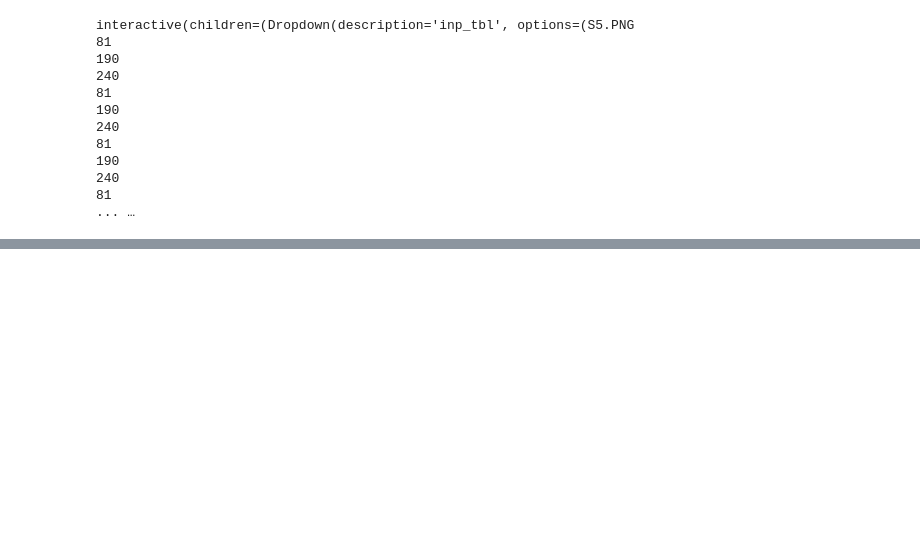
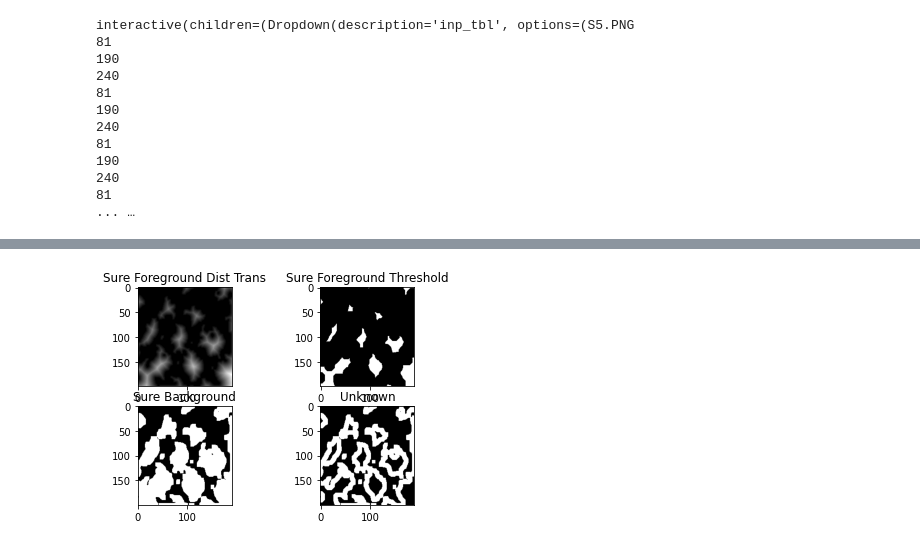
Before and after one commit to tanyasarkinjain/Anoles-group, a Jupyter notebook: Histogram-Generator.ipynb, the cells around one changed output, grey strips where cells are left out. Drawn from its saved outputs; the diff is of its cells as text; code cells hidden in the pictures; blank space fills up the shorter version.

```diff
--- a/Histogram-Generator.ipynb
+++ b/Histogram-Generator.ipynb
@@ -102,0 +117,28 @@ for tbl in lst:
+# %%
+kernel = np.ones((3,3),np.uint8)
+opening = cv2.morphologyEx(thresh,cv2.MORPH_OPEN,kernel, iterations = 2)
+
+# sure background area
+sure_bg = cv2.dilate(opening,kernel,iterations=1)
+
+# Finding sure foreground area: What does cv2.DIST do?
+dist_transform = cv2.distanceTransform(opening,cv2.DIST_L2,5)
+
+ret, sure_fg = cv2.threshold(dist_transform,0.3*dist_transform.max(),255,0)
+#adjust second parameter for different results (original tutorial had 0.7)
+
+# Finding unknown region
+sure_fg = np.uint8(sure_fg)
+unknown = cv2.subtract(sure_bg,sure_fg)
+
+plt.subplot(2, 2, 1), plt.imshow(dist_transform, 'gray')
+plt.title('Sure Foreground Dist Trans')
+plt.subplot(2, 2, 2), plt.imshow(sure_fg, 'gray')
+plt.title('Sure Foreground Threshold')
+plt.subplot(2, 2, 3), plt.imshow(sure_bg, 'gray')
+plt.title('Sure Background')
+plt.subplot(2, 2, 4), plt.imshow(unknown, 'gray')
+plt.title('Unknown')
+plt.show()
+# %% [output]
+[figure, added]
```
Also changed, not shown: parts of 7 cells of this notebook.
